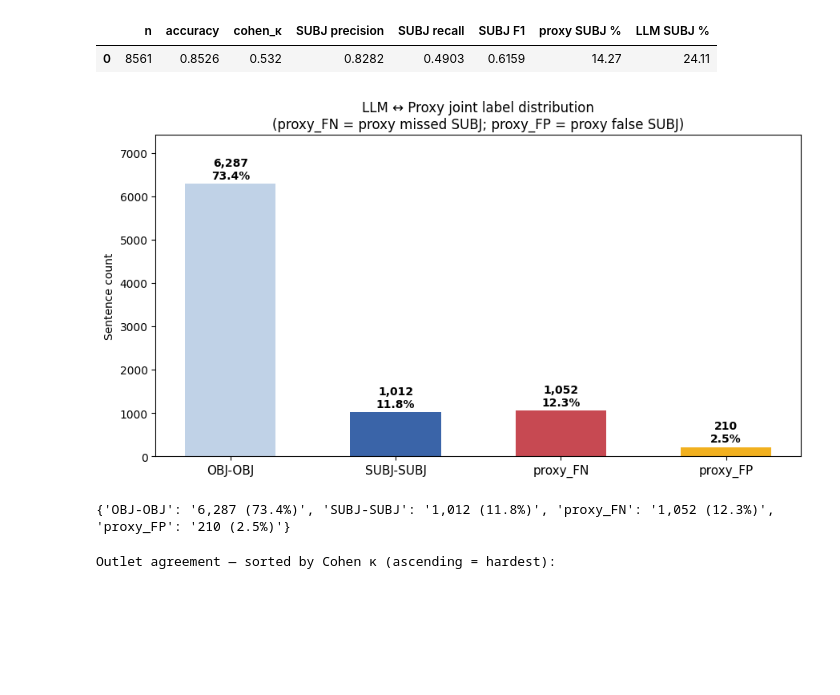
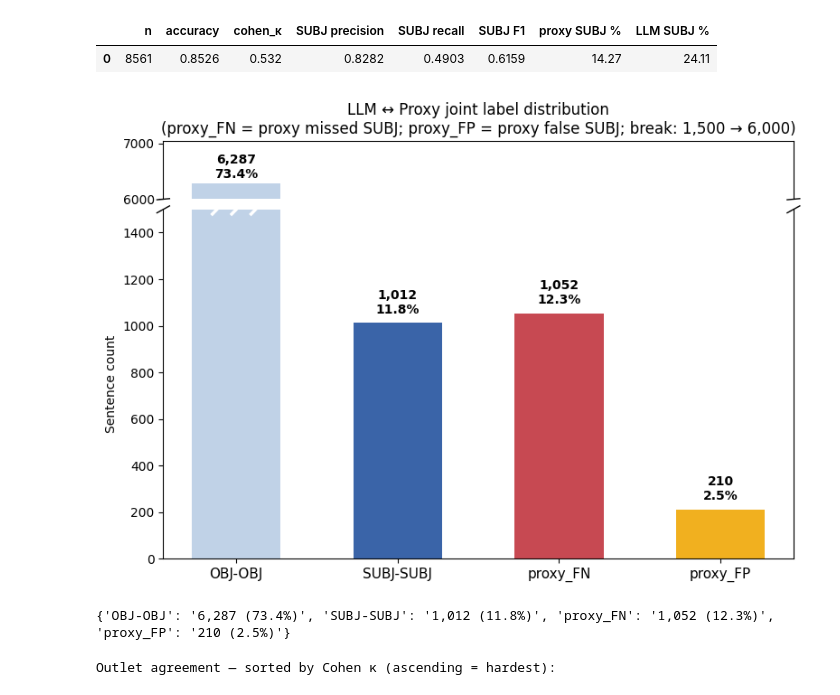
Before and after one commit to vulonviing/subjectivity-bias-pipeline, a Jupyter notebook: notebooks/eda.ipynb, the cells around one changed output. Saved outputs shown, nothing was run; the diff lists cells and outputs as text; code cells hidden in the pictures; blank space fills up the shorter version.

```diff
--- a/notebooks/eda.ipynb
+++ b/notebooks/eda.ipynb
@@ -251,6 +251,8 @@ print(f"Unique dates: {articles['pub_date'].dt.date.nunique()}")
 daily = articles['pub_date'].dt.date.value_counts().sort_index()
 fig, ax = plt.subplots(figsize=(11, 3))
 ax.bar(range(len(daily)), daily.values, color='steelblue', alpha=0.8)
+for xi, val in zip(range(len(daily)), daily.values):
+    ax.text(xi, val + 0.15, str(val), ha='center', va='bottom', fontsize=6)
 ax.set_xticks(range(len(daily)))
 ax.set_xticklabels([str(d) for d in daily.index], rotation=45, ha='right', fontsize=7)
 ax.set_ylabel('n articles')
@@ -1665,34 +1746,67 @@ display(pd.DataFrame([metrics_row]))
 |  | n | accuracy | cohen_κ | SUBJ precision | SUBJ recall | SUBJ F1 | proxy SUBJ % | LLM SUBJ % |
 | 0 | 8561 | 0.8526 | 0.532 | 0.8282 | 0.4903 | 0.6159 | 14.27 | 24.11 |
 # %%
-# ── LLM ↔ Proxy joint label distribution ─────────────────────────────────────
+# ── LLM ↔ Proxy joint label distribution (slash-cut at 3,000) ───────────────
 cats = {
     "OBJ-OBJ":   int(((sent.proxy_label=="OBJ")  & (sent.llm_label=="OBJ")).sum()),
     "SUBJ-SUBJ":  int(((sent.proxy_label=="SUBJ") & (sent.llm_label=="SUBJ")).sum()),
     "proxy_FN":   int(((sent.proxy_label=="OBJ")  & (sent.llm_label=="SUBJ")).sum()),
     "proxy_FP":   int(((sent.proxy_label=="SUBJ") & (sent.llm_label=="OBJ")).sum()),
 }
-total = sum(cats.values())
+total_c = sum(cats.values())
 labels_c = list(cats.keys())
 counts   = list(cats.values())
-pcts     = [c/total*100 for c in counts]
+pcts     = [c/total_c*100 for c in counts]
 pal      = ["#b8cce4", "#1f4e9c", "#c0303a", "#f0a500"]
 
-fig, ax = plt.subplots(figsize=(9, 5))
-bars = ax.bar(labels_c, counts, color=pal, alpha=0.88, width=0.55)
-for bar, n, pct in zip(bars, counts, pcts):
-    ax.text(bar.get_x()+bar.get_width()/2, bar.get_height()+60,
-            f"{n:,}\n{pct:.1f}%", ha="center", va="bottom", fontsize=10, fontweight="bold")
-ax.set_ylabel("Sentence count")
-ax.set_title("LLM ↔ Proxy joint label distribution\n(proxy_FN = proxy missed SUBJ; proxy_FP = proxy false SUBJ)")
-ax.set_ylim(0, max(counts)*1.18)
-ax.tick_params(axis="x", labelsize=11)
+BOT_MAX = 1500
+TOP_MIN = 6000
+Y_TOP_MAX = int(max(counts) * 1.12)
+
+fig, (ax_top, ax_bot) = plt.subplots(2, 1, figsize=(9, 6), sharex=True,
+                                      gridspec_kw={'height_ratios': [1, 6], 'hspace': 0.05})
+for ax in (ax_top, ax_bot):
+    ax.bar(labels_c, counts, color=pal, alpha=0.88, width=0.55)
+
+ax_top.set_ylim(TOP_MIN, Y_TOP_MAX)
+ax_bot.set_ylim(0, BOT_MAX)
+ax_top.spines['bottom'].set_visible(False)
+ax_bot.spines['top'].set_visible(False)
+ax_top.tick_params(axis='x', which='both', bottom=False, labelbottom=False)
+
+# Axis-corner break marks
+d = 0.01
+kwargs = dict(transform=ax_top.transAxes, color='k', clip_on=False, linewidth=1)
+ax_top.plot((-d, +d), (-d, +d), **kwargs)
+ax_top.plot((1 - d, 1 + d), (-d, +d), **kwargs)
+kwargs.update(transform=ax_bot.transAxes)
+ax_bot.plot((-d, +d), (1 - d, 1 + d), **kwargs)
+ax_bot.plot((1 - d, 1 + d), (1 - d, 1 + d), **kwargs)
+
+# Slash-cut marks on OBJ-OBJ bar (index 0) at BREAK in the bottom panel
+for offset in [-0.12, 0.0, 0.12]:
+    x0 = 0 + offset
+    ax_bot.plot([x0 - 0.035, x0 + 0.035], [BOT_MAX - 25, BOT_MAX + 25],
+                '-', color='white', lw=2.5, zorder=10, solid_capstyle='butt')
+
+# Value labels
+for i, (n_cnt, pct) in enumerate(zip(counts, pcts)):
+    if n_cnt >= TOP_MIN:
+        ax_top.text(i, n_cnt + (Y_TOP_MAX - TOP_MIN) * 0.04,
+                    f"{n_cnt:,}\n{pct:.1f}%", ha="center", va="bottom", fontsize=10, fontweight="bold")
+    else:
+        ax_bot.text(i, n_cnt + BOT_MAX * 0.02,
+                    f"{n_cnt:,}\n{pct:.1f}%", ha="center", va="bottom", fontsize=10, fontweight="bold")
+
+ax_bot.set_ylabel("Sentence count")
+ax_top.set_title("LLM ↔ Proxy joint label distribution\n(proxy_FN = proxy missed SUBJ; proxy_FP = proxy false SUBJ; break: 1,500 → 6,000)")
+ax_bot.tick_params(axis="x", labelsize=11)
 fig.tight_layout()
 fig.savefig(FIG / "stage4_joint_label_bar.png", dpi=150)
 plt.show()
-print({k: f"{v:,} ({v/total*100:.1f}%)" for k,v in cats.items()})
+print({k: f"{v:,} ({v/total_c*100:.1f}%)" for k,v in cats.items()})
 # %% [output]
-[figure, old version]
+[figure, new version]
 {'OBJ-OBJ': '6,287 (73.4%)', 'SUBJ-SUBJ': '1,012 (11.8%)', 'proxy_FN': '1,052 (12.3%)', 'proxy_FP': '210 (2.5%)'}
 # %%
 # ── Outlet × agreement table ─────────────────────────────────────────────────
```
Also changed, not shown: parts of 11 cells of this notebook, 13 other files.
